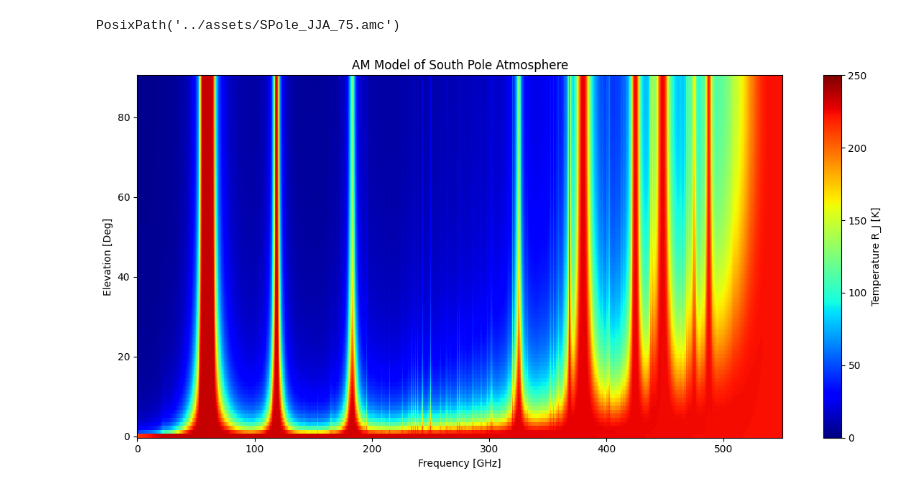
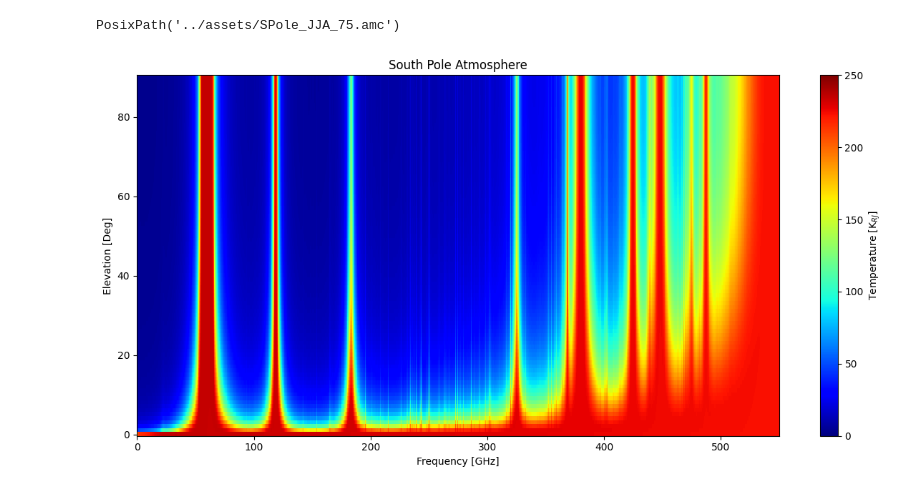
Before and after one commit to bdelwood/am-python, a Jupyter notebook: notebooks/example.ipynb, the cells around one changed output. Saved outputs shown, nothing was run; the diff lists cells and outputs as text; code cells hidden in the pictures.

```diff
--- a/notebooks/example.ipynb
+++ b/notebooks/example.ipynb
@@ -40,32 +40,32 @@ def run_am(
     ]
     model = am.Model(str(amc_path), args)
     model.compute()
     return np.asarray(model.frequency), np.asarray(model.tb_rj)
 
 
 elevations = np.linspace(0.1, 90.0, 91)
 rows = []
 freq = None
 
 for elevation in elevations:
     zenith_angle = 90.0 - elevation
     f, tb_rj = run_am(AMC_FILE, za_deg=zenith_angle)
     if freq is None:
         freq = f
     rows.append(tb_rj)
 
 temperature_grid = np.vstack(rows)
 
 plt.figure(figsize=(12, 6))
 mesh = plt.pcolormesh(
     freq, elevations, temperature_grid, shading="auto", cmap="jet", vmin=0, vmax=250
 )
 plt.xlabel("Frequency [GHz]")
 plt.ylabel("Elevation [Deg]")
 plt.title("South Pole Atmosphere")
 cbar = plt.colorbar(mesh)
-cbar.set_label("Temperature R_J [K]")
+cbar.set_label(r"Temperature [$\text{K}_{RJ}]$")
 plt.tight_layout()
 plt.show()
 # %% [output]
-[figure, old version]
+[figure, new version]
```
